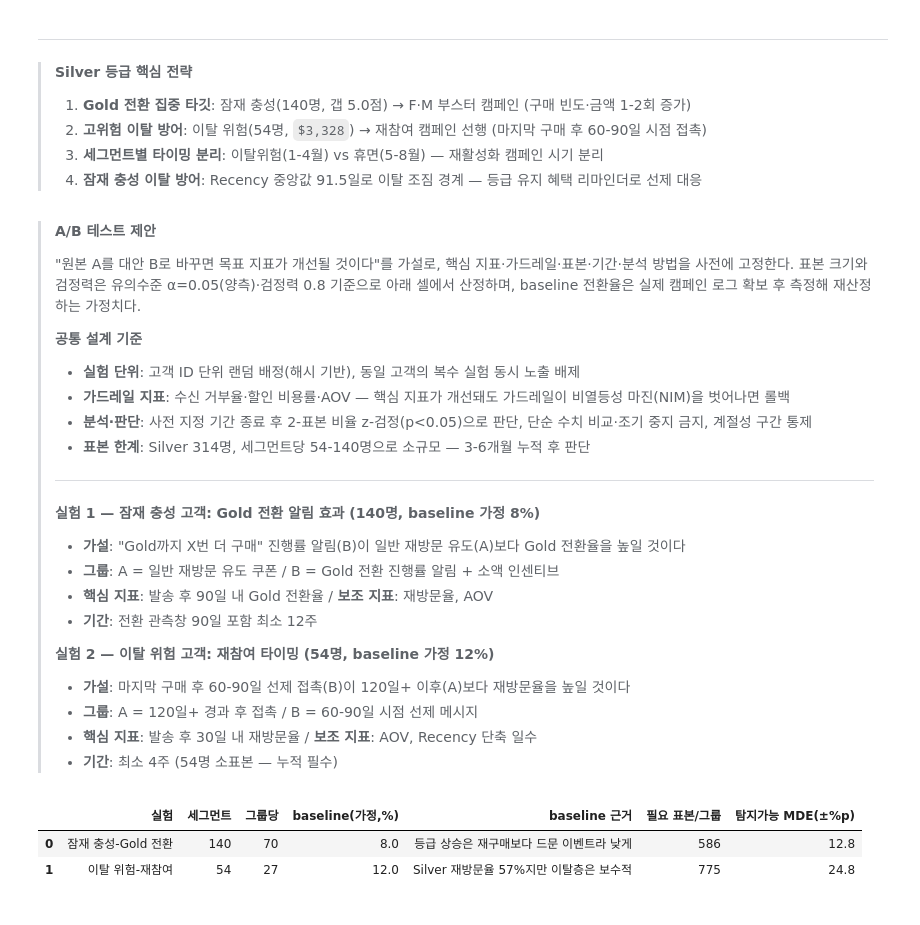
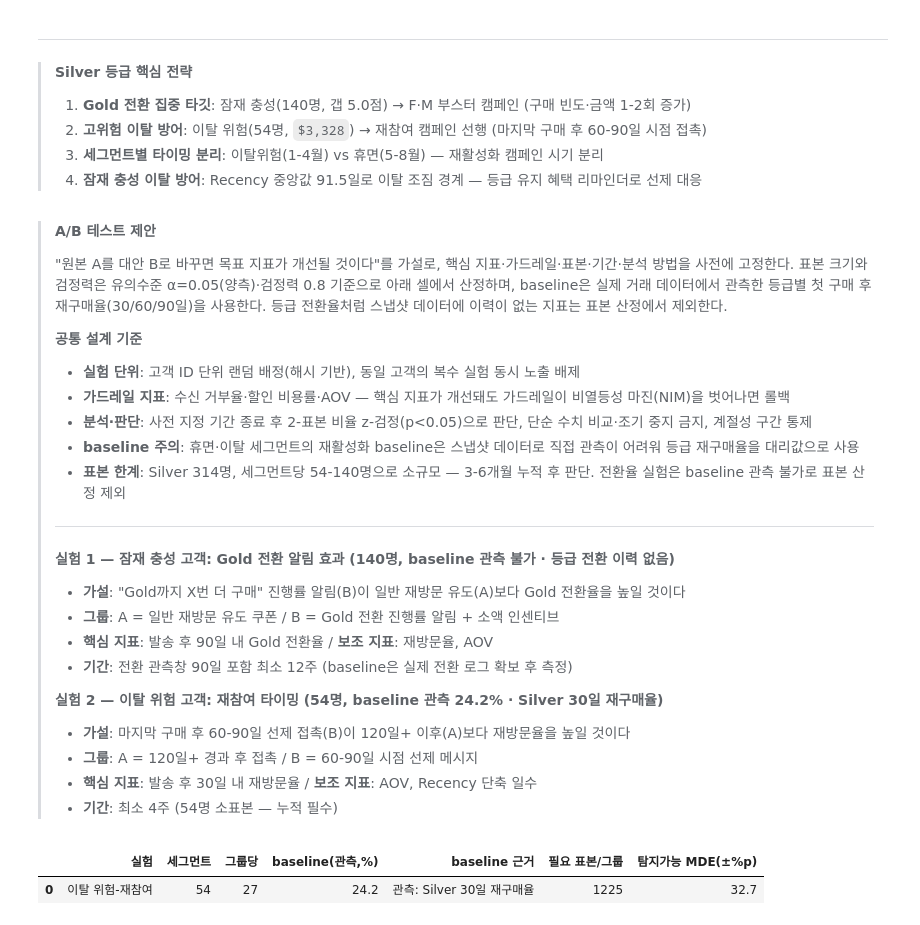
Before and after one commit to kth530/dacon_e_commerce, a Jupyter notebook: notebooks/05_segment_silver.ipynb, the cells around one changed output. Cells and saved outputs as stored; diff of their text form; code cells hidden in the pictures.

```diff
--- a/notebooks/05_segment_silver.ipynb
+++ b/notebooks/05_segment_silver.ipynb
@@ -934,65 +934,65 @@ RFM 점수 구간별 이탈 조짐률도 세그먼트 구성에 따라 비선형
 # %% [markdown]
 > **A/B 테스트 제안**
 >
-> "원본 A를 대안 B로 바꾸면 목표 지표가 개선될 것이다"를 가설로, 핵심 지표·가드레일·표본·기간·분석 방법을 사전에 고정한다. 표본 크기와 검정력은 유의수준 α=0.05(양측)·검정력 0.8 기준으로 아래 셀에서 산정하며, baseline 전환율은 실제 캠페인 로그 확보 후 측정해 재산정하는 가정치다.
+> "원본 A를 대안 B로 바꾸면 목표 지표가 개선될 것이다"를 가설로, 핵심 지표·가드레일·표본·기간·분석 방법을 사전에 고정한다. 표본 크기와 검정력은 유의수준 α=0.05(양측)·검정력 0.8 기준으로 아래 셀에서 산정하며, baseline은 실제 거래 데이터에서 관측한 등급별 첫 구매 후 재구매율(30/60/90일)을 사용한다. 등급 전환율처럼 스냅샷 데이터에 이력이 없는 지표는 표본 산정에서 제외한다.
 >
 > **공통 설계 기준**
 > - **실험 단위**: 고객 ID 단위 랜덤 배정(해시 기반), 동일 고객의 복수 실험 동시 노출 배제
 > - **가드레일 지표**: 수신 거부율·할인 비용률·AOV — 핵심 지표가 개선돼도 가드레일이 비열등성 마진(NIM)을 벗어나면 롤백
 > - **분석·판단**: 사전 지정 기간 종료 후 2-표본 비율 z-검정(p<0.05)으로 판단, 단순 수치 비교·조기 중지 금지, 계절성 구간 통제
-> - **표본 한계**: Silver 314명, 세그먼트당 54-140명으로 소규모 — 3-6개월 누적 후 판단
+> - **baseline 주의**: 휴면·이탈 세그먼트의 재활성화 baseline은 스냅샷 데이터로 직접 관측이 어려워 등급 재구매율을 대리값으로 사용
+> - **표본 한계**: Silver 314명, 세그먼트당 54-140명으로 소규모 — 3-6개월 누적 후 판단. 전환율 실험은 baseline 관측 불가로 표본 산정 제외
 >
 > ---
 >
-> **실험 1 — 잠재 충성 고객: Gold 전환 알림 효과 (140명, baseline 가정 8%)**
+> **실험 1 — 잠재 충성 고객: Gold 전환 알림 효과 (140명, baseline 관측 불가 · 등급 전환 이력 없음)**
 > - **가설**: "Gold까지 X번 더 구매" 진행률 알림(B)이 일반 재방문 유도(A)보다 Gold 전환율을 높일 것이다
 > - **그룹**: A = 일반 재방문 유도 쿠폰 / B = Gold 전환 진행률 알림 + 소액 인센티브
 > - **핵심 지표**: 발송 후 90일 내 Gold 전환율 / **보조 지표**: 재방문율, AOV
-> - **기간**: 전환 관측창 90일 포함 최소 12주
+> - **기간**: 전환 관측창 90일 포함 최소 12주 (baseline은 실제 전환 로그 확보 후 측정)
 >
-> **실험 2 — 이탈 위험 고객: 재참여 타이밍 (54명, baseline 가정 12%)**
+> **실험 2 — 이탈 위험 고객: 재참여 타이밍 (54명, baseline 관측 24.2% · Silver 30일 재구매율)**
 > - **가설**: 마지막 구매 후 60-90일 선제 접촉(B)이 120일+ 이후(A)보다 재방문율을 높일 것이다
 > - **그룹**: A = 120일+ 경과 후 접촉 / B = 60-90일 시점 선제 메시지
 > - **핵심 지표**: 발송 후 30일 내 재방문율 / **보조 지표**: AOV, Recency 단축 일수
 > - **기간**: 최소 4주 (54명 소표본 — 누적 필수)
 # %%
 # A/B 표본 크기·검정력 산정 — 실험 결과가 아니라 세그먼트 인원으로 "필요 표본 vs 현재"를 계산
-# baseline은 관측 지표(전체 +1개월 리텐션 9.6%, 등급별 재방문율)를 참고한 가정치이며 실제 로그 확보 후 재산정한다
+# baseline은 실제 거래 데이터에서 관측한 등급별 첫 구매 후 재구매율(30/60/90일)
+# 등급 전환율은 스냅샷에 이력이 없어 baseline 관측 불가 → 표본 산정에서 제외
 from scipy.stats import norm
 
 def required_n(p1, mde, alpha=0.05, power=0.8):
     """2-표본 비율 검정에서 p1 대비 +mde(절대) 탐지에 필요한 그룹당 표본."""
     p2 = p1 + mde
     z = norm.ppf(1 - alpha / 2) + norm.ppf(power)
     return (z ** 2 * (p1 * (1 - p1) + p2 * (1 - p2))) / (p1 - p2) ** 2
 
 def detectable_mde(p1, n_per_group, alpha=0.05, power=0.8):
     """그룹당 n_per_group에서 탐지 가능한 최소 효과(±%p, 근사)."""
     z = norm.ppf(1 - alpha / 2) + norm.ppf(power)
     return z * (2 * p1 * (1 - p1) / n_per_group) ** 0.5
 
-# (실험, 세그먼트 인원, baseline 가정, 목표 상승폭 +%p, baseline 근거)
+# (실험, 세그먼트 인원, baseline 관측, 목표 상승폭 +%p, baseline 근거)
 plans = [
-    ("잠재 충성-Gold 전환", 140, 0.08, 0.05, "등급 상승은 재구매보다 드문 이벤트라 낮게"),
-    ("이탈 위험-재참여", 54, 0.12, 0.05, "Silver 재방문율 57%지만 이탈층은 보수적"),
+    ("이탈 위험-재참여", 54, 0.242, 0.05, "관측: Silver 30일 재구매율"),
 ]
 
 rows = []
 for name, n_seg, p1, mde, why in plans:
     n_grp = n_seg / 2
     rows.append({
         "실험": name,
         "세그먼트": n_seg,
         "그룹당": int(n_grp),
-        "baseline(가정,%)": round(p1 * 100, 1),
+        "baseline(관측,%)": round(p1 * 100, 1),
         "baseline 근거": why,
         "필요 표본/그룹": int(round(required_n(p1, mde))),
         "탐지가능 MDE(±%p)": round(detectable_mde(p1, n_grp) * 100, 1),
     })
 
 ab_power = pd.DataFrame(rows)
 ab_power
 # %% [output]
-|  | 실험 | 세그먼트 | 그룹당 | baseline(가정,%) | baseline 근거 | 필요 표본/그룹 | 탐지가능 MDE(±%p) |
-| 0 | 잠재 충성-Gold 전환 | 140 | 70 | 8.0 | 등급 상승은 재구매보다 드문 이벤트라 낮게 | 586 | 12.8 |
-| 1 | 이탈 위험-재참여 | 54 | 27 | 12.0 | Silver 재방문율 57%지만 이탈층은 보수적 | 775 | 24.8 |
+|  | 실험 | 세그먼트 | 그룹당 | baseline(관측,%) | baseline 근거 | 필요 표본/그룹 | 탐지가능 MDE(±%p) |
+| 0 | 이탈 위험-재참여 | 54 | 27 | 24.2 | 관측: Silver 30일 재구매율 | 1225 | 32.7 |
```
Also changed, not shown: 3 other files.
